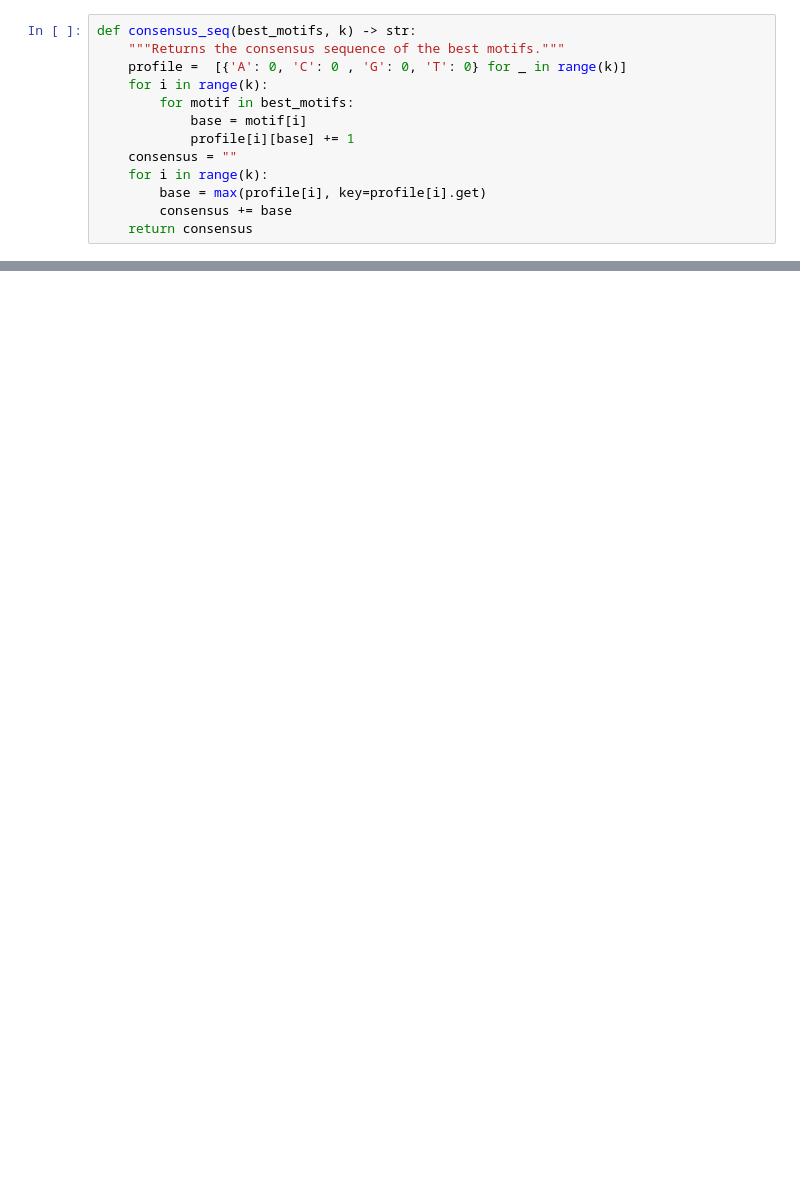
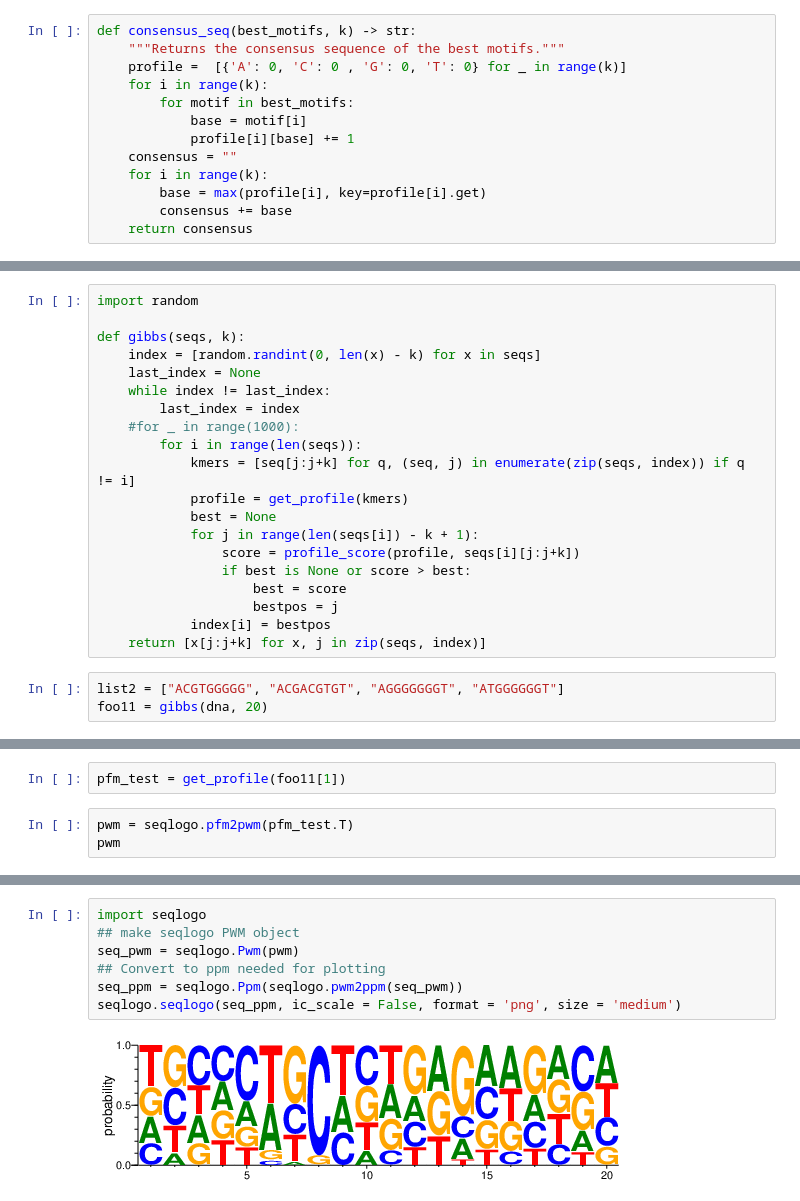
Before and after one commit to kairitanaka/gibby, a Jupyter notebook: extract_peak_seq.ipynb, the cells around one changed output, grey strips where cells are left out. Saved outputs shown, nothing was run; the diff lists cells and outputs as text; blank space fills up the shorter version.

```diff
--- a/extract_peak_seq.ipynb
+++ b/extract_peak_seq.ipynb
@@ -336,0 +294,23 @@ seqlogo.seqlogo(seq_ppm, ic_scale = True, format = 'png', size = 'medium')
+# %%
+import random
+
+def gibbs(seqs, k):
+    index = [random.randint(0, len(x) - k) for x in seqs]
+    last_index = None
+    while index != last_index:
+        last_index = index
+    #for _ in range(1000):
+        for i in range(len(seqs)):
+            kmers = [seq[j:j+k] for q, (seq, j) in enumerate(zip(seqs, index)) if q != i]
+            profile = get_profile(kmers)
+            best = None
+            for j in range(len(seqs[i]) - k + 1):
+                score = profile_score(profile, seqs[i][j:j+k])
+                if best is None or score > best:
+                    best = score
+                    bestpos = j
+            index[i] = bestpos
+    return [x[j:j+k] for x, j in zip(seqs, index)]
+# %%
+list2 = ["ACGTGGGGG", "ACGACGTGT", "AGGGGGGGT", "ATGGGGGGT"]
+foo11 = gibbs(dna, 20)
@@ -336,0 +337,5 @@ seqlogo.seqlogo(seq_ppm, ic_scale = True, format = 'png', size = 'medium')
+# %%
+pfm_test = get_profile(foo11[1])
+# %%
+pwm = seqlogo.pfm2pwm(pfm_test.T)
+pwm
@@ -336,0 +360,9 @@ seqlogo.seqlogo(seq_ppm, ic_scale = True, format = 'png', size = 'medium')
+# %%
+import seqlogo
+## make seqlogo PWM object
+seq_pwm = seqlogo.Pwm(pwm)
+## Convert to ppm needed for plotting
+seq_ppm = seqlogo.Ppm(seqlogo.pwm2ppm(seq_pwm))
+seqlogo.seqlogo(seq_ppm, ic_scale = False, format = 'png', size = 'medium')
+# %% [output]
+[figure, added]
```
Also changed, not shown: parts of 29 cells of this notebook.
